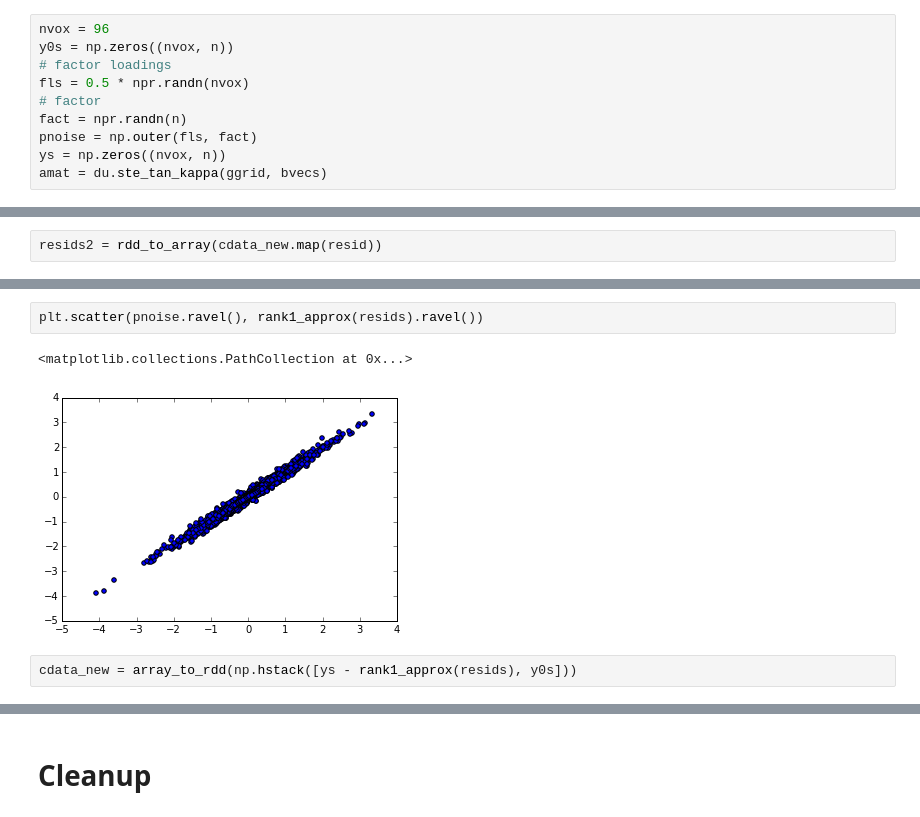
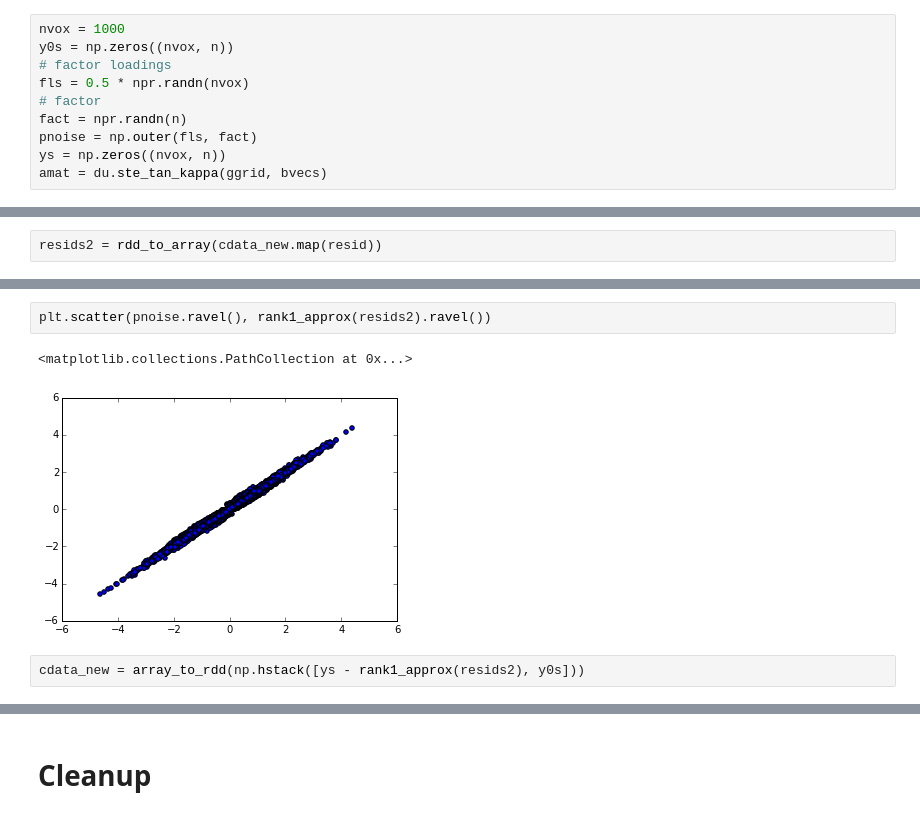
Before and after one commit to snarles/donuts2, a Jupyter notebook: analyses/dev_factor.ipynb, the cells around one changed output, grey strips where cells are left out. Drawn from its saved outputs; the diff is of its cells as text.

```diff
--- a/analyses/dev_factor.ipynb
+++ b/analyses/dev_factor.ipynb
@@ -72,7 +72,7 @@ pp
 # %% [markdown]
 # generating true signals and noisy signals
 # %%
-nvox = 96
+nvox = 1000
 y0s = np.zeros((nvox, n))
 # factor loadings
 fls = 0.5 * npr.randn(nvox)
@@ -156,10 +156,10 @@ plt.scatter(pnoise.ravel(), resids.ravel())
 # %%
-plt.scatter(pnoise.ravel(), rank1_approx(resids).ravel())
+plt.scatter(pnoise.ravel(), rank1_approx(resids2).ravel())
 # %% [output]
 <matplotlib.collections.PathCollection at 0x...>
-[figure, old version]
+[figure, new version]
 # %%
-cdata_new = array_to_rdd(np.hstack([ys - rank1_approx(resids), y0s]))
+cdata_new = array_to_rdd(np.hstack([ys - rank1_approx(resids2), y0s]))
 # %%
 cdata_new.map(base_emd).reduce(add)
 # %% [output]
```
Also changed, not shown: parts of 12 cells of this notebook, 1 other file.
